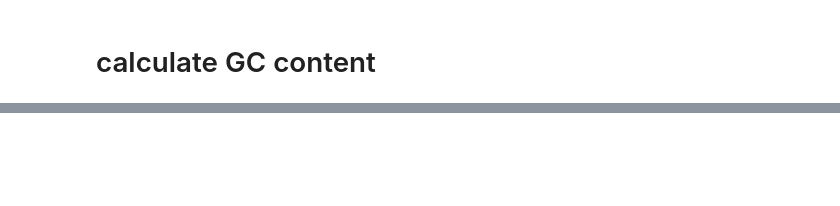
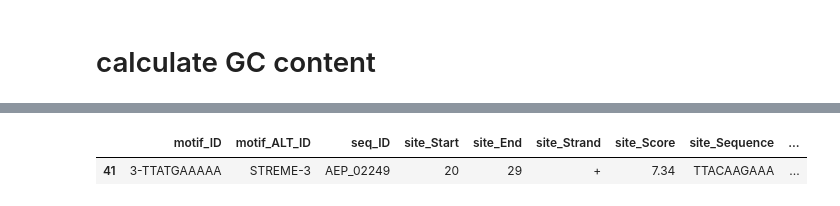
Before and after one commit to Kanomble/curvibacter_promotor_studies, a Jupyter notebook: scripts/promotor_project_curvibacter.ipynb, the cells around one changed output, grey strips where cells are left out. Cells and saved outputs as stored; diff of their text form; code cells hidden in the pictures; blank space fills up the shorter version.

```diff
--- a/scripts/promotor_project_curvibacter.ipynb
+++ b/scripts/promotor_project_curvibacter.ipynb
@@ -1630,6 +1749,6 @@ old_to_new_locus_tag
 # %%
 highlight_sequences = {}
-with open("../results/target_promoter_sequences.faa","r") as targetfile:
+with open("../data/target_promoter_sequences.faa","r") as targetfile:
     for line in targetfile.readlines():
         if line.startswith(">"):
             aep = line.rstrip().split(">")[1]
@@ -1669,5 +1834,10 @@ aep_to_cpl_dict
 # %%
 sites['CPL'] = sites.new_AEP.apply(lambda x: aep_to_cpl_dict[x] if x in aep_to_cpl_dict.keys() else x)
+# %%
+sites[sites.seq_ID == "AEP_02249"]
+# %% [output]
+|  | motif_ID | motif_ALT_ID | seq_ID | site_Start | site_End | site_Strand | site_Score | site_Sequence | ... |
+| 41 | 3-TTATGAAAAA | STREME-3 | AEP_02249 | 20 | 29 | + | 7.34 | TTACAAGAAA | ... |
 # %%
 sMotifs = {}
 sMotifs["1"] = "AmrZ,LasR: P. aeruginosa; BldD: S. coelicolor"
```
Also changed, not shown: parts of 35 cells of this notebook, 2 other files.
